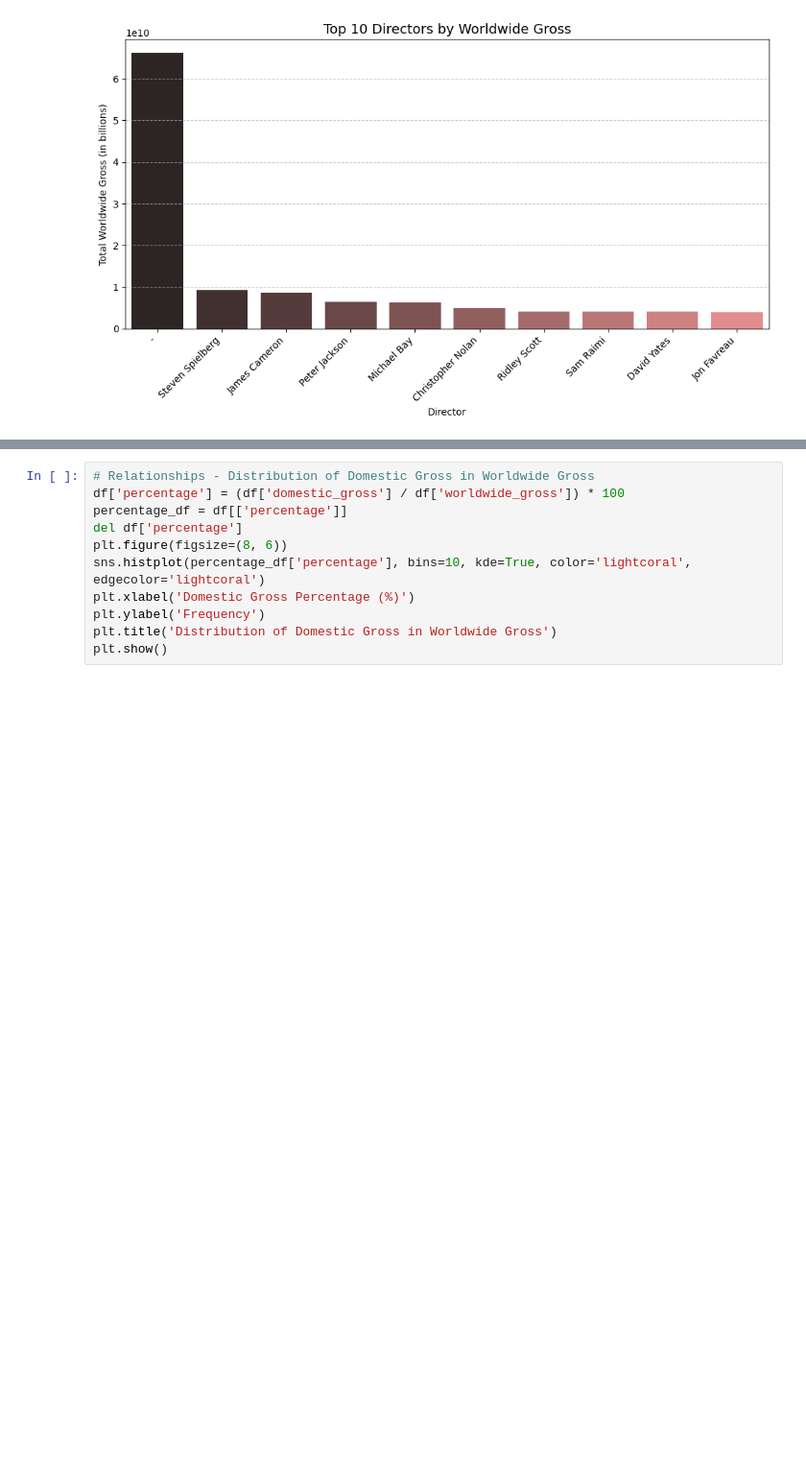
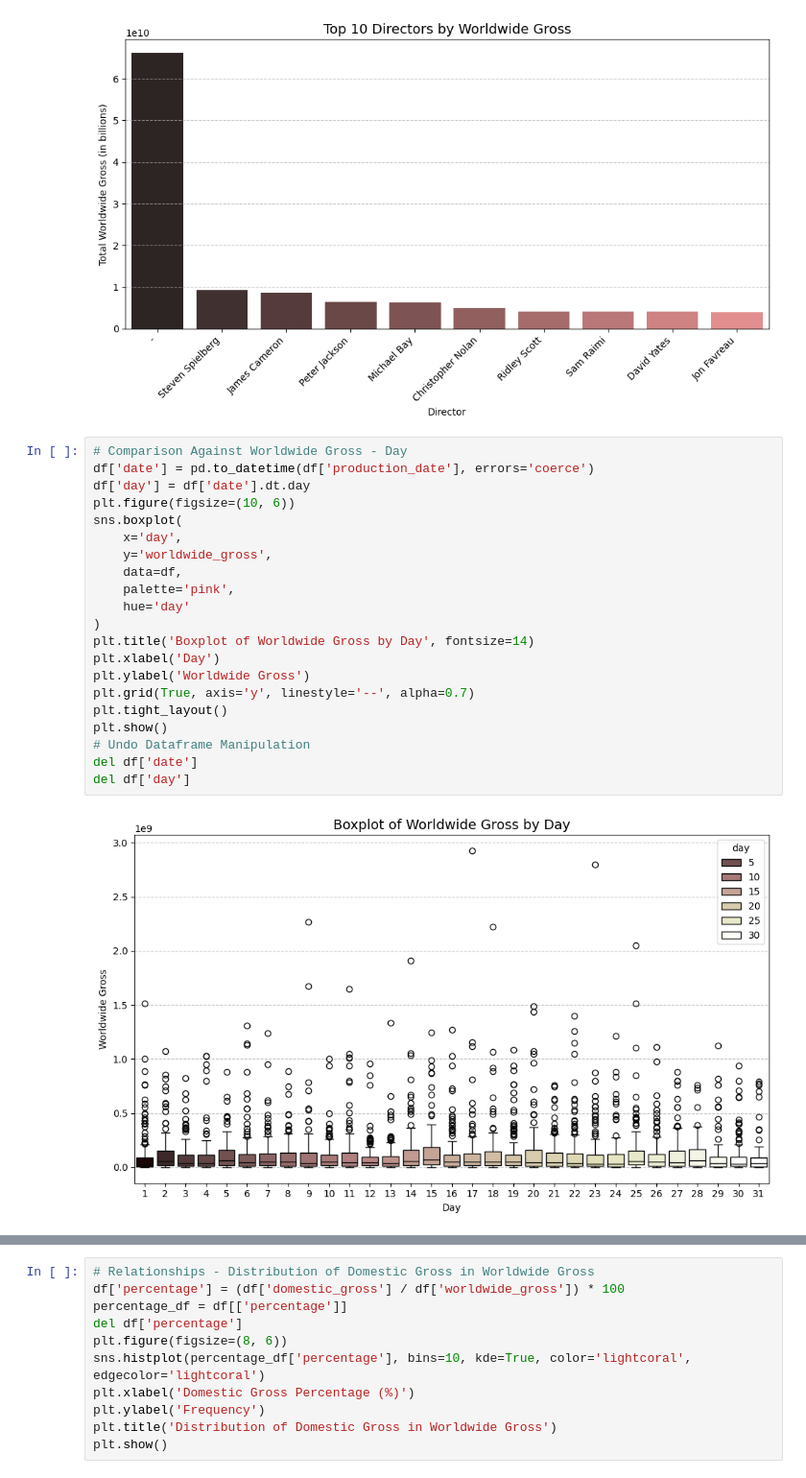
Before and after one commit to sofiaamihan/box-office-analyser, a Jupyter notebook: visuals.ipynb, the cells around one changed output, grey strips where cells are left out. Shown at 96% size. Saved outputs shown, nothing was run; the diff lists cells and outputs as text; blank space fills up the shorter version.

Commit message:
Complete visuals.ipynb

```diff
--- a/visuals.ipynb
+++ b/visuals.ipynb
@@ -962,3 +962,26 @@ plt.tight_layout()
 plt.show()
 # %% [output]
 [figure]
+# %%
+# Comparison Against Worldwide Gross - Day
+df['date'] = pd.to_datetime(df['production_date'], errors='coerce')
+df['day'] = df['date'].dt.day
+plt.figure(figsize=(10, 6))
+sns.boxplot(
+    x='day',
+    y='worldwide_gross',
+    data=df,
+    palette='pink',
+    hue='day'
+)
+plt.title('Boxplot of Worldwide Gross by Day', fontsize=14)
+plt.xlabel('Day')
+plt.ylabel('Worldwide Gross')
+plt.grid(True, axis='y', linestyle='--', alpha=0.7)
+plt.tight_layout()
+plt.show()
+# Undo Dataframe Manipulation
+del df['date']
+del df['day']
+# %% [output]
+[figure, added]
```
Also changed, not shown: parts of 6 cells of this notebook, 6 other files.
